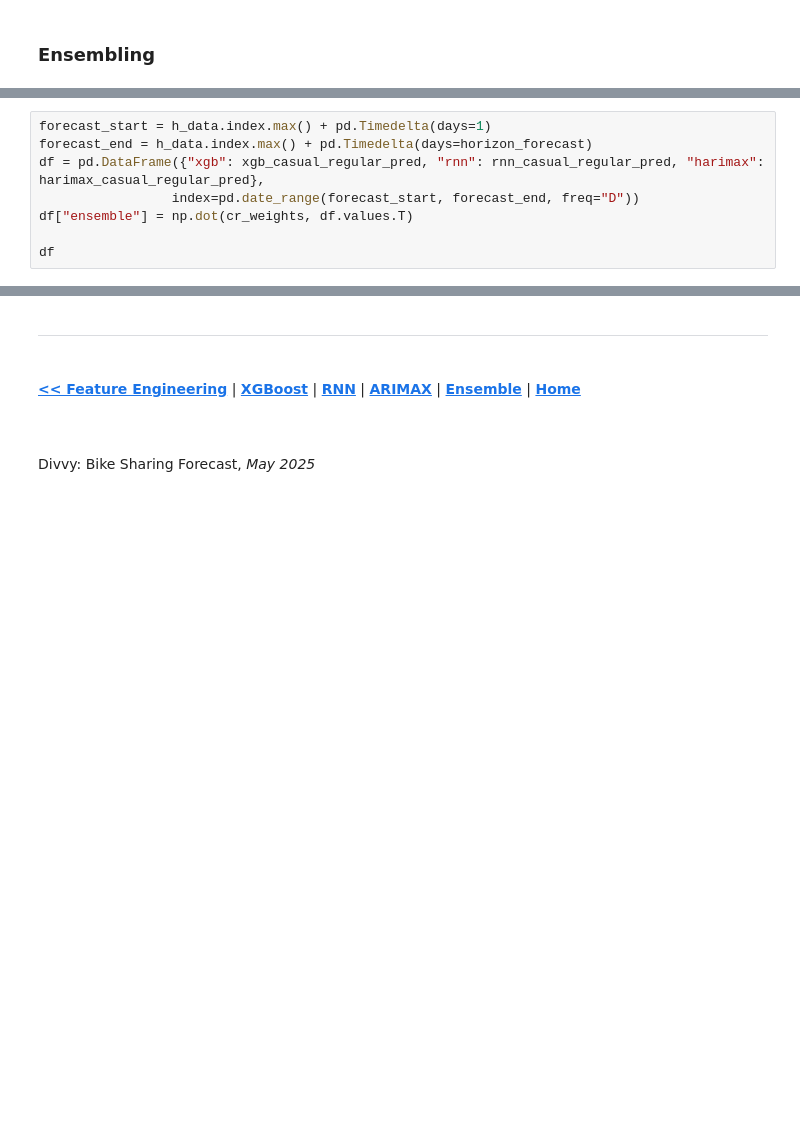
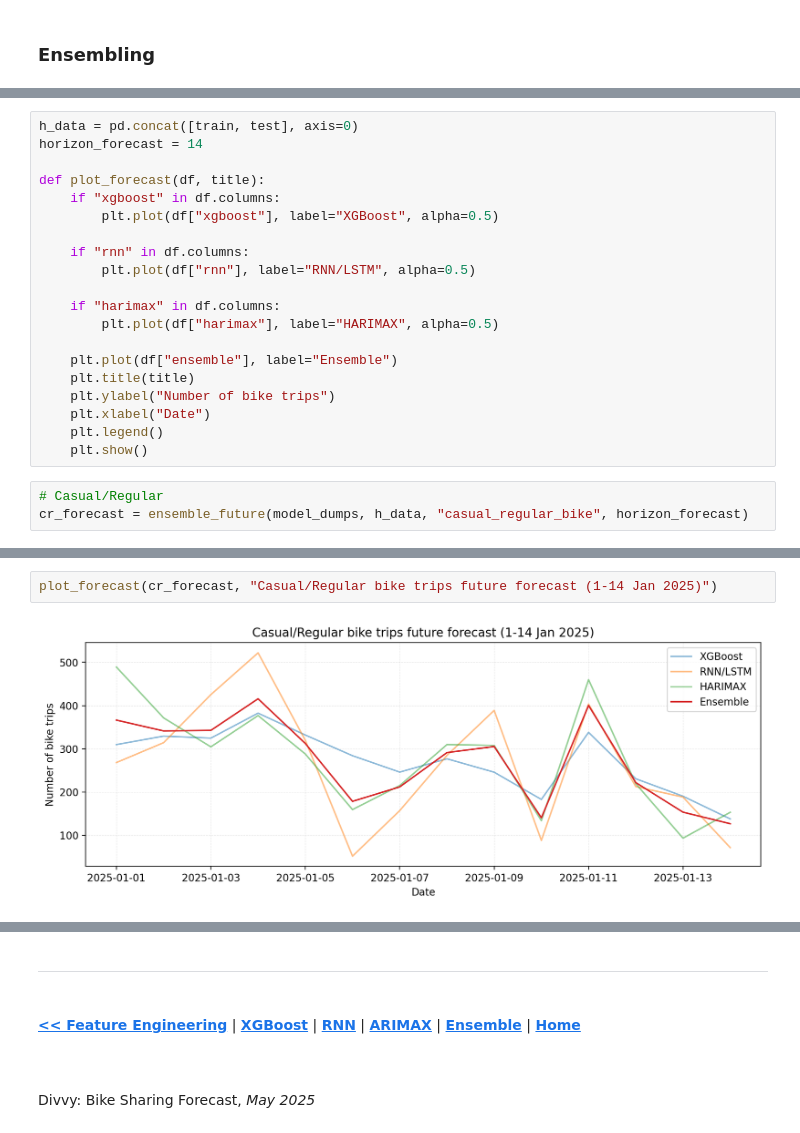
Before and after one commit to daluchkin/divvy_bike_sharing_forecast, a Jupyter notebook: 01_notebooks/06_Divvy_forecasting.ipynb, the cells around one changed output, grey strips where cells are left out. Saved outputs shown, nothing was run; the diff lists cells and outputs as text; blank space fills up the shorter version.

Commit message:
Update future forecasting

```diff
--- a/01_notebooks/06_Divvy_forecasting.ipynb
+++ b/01_notebooks/06_Divvy_forecasting.ipynb
@@ -594,8 +497,0 @@ cr_weights = ensemble_dump["ensemble"]["casual_regular_bike"]["weights"]
-# %%
-forecast_start = h_data.index.max() + pd.Timedelta(days=1)
-forecast_end = h_data.index.max() + pd.Timedelta(days=horizon_forecast)
-df = pd.DataFrame({"xgb": xgb_casual_regular_pred, "rnn": rnn_casual_regular_pred, "harimax": harimax_casual_regular_pred},
-                 index=pd.date_range(forecast_start, forecast_end, freq="D"))
-df["ensemble"] = np.dot(cr_weights, df.values.T)
-
-df
@@ -629,0 +539,23 @@ plt.show()
+# %%
+h_data = pd.concat([train, test], axis=0)
+horizon_forecast = 14
+
+def plot_forecast(df, title):
+    if "xgboost" in df.columns:
+        plt.plot(df["xgboost"], label="XGBoost", alpha=0.5)
+
+    if "rnn" in df.columns:
+        plt.plot(df["rnn"], label="RNN/LSTM", alpha=0.5)
+
+    if "harimax" in df.columns:
+        plt.plot(df["harimax"], label="HARIMAX", alpha=0.5)
+
+    plt.plot(df["ensemble"], label="Ensemble")
+    plt.title(title)
+    plt.ylabel("Number of bike trips")
+    plt.xlabel("Date")
+    plt.legend()
+    plt.show()
+# %%
+# Casual/Regular
+cr_forecast = ensemble_future(model_dumps, h_data, "casual_regular_bike", horizon_forecast)
@@ -629,0 +598,4 @@ plt.show()
+# %%
+plot_forecast(cr_forecast, "Casual/Regular bike trips future forecast (1-14 Jan 2025)")
+# %% [output]
+[figure, added]
```
Also changed, not shown: parts of 29 cells of this notebook.
